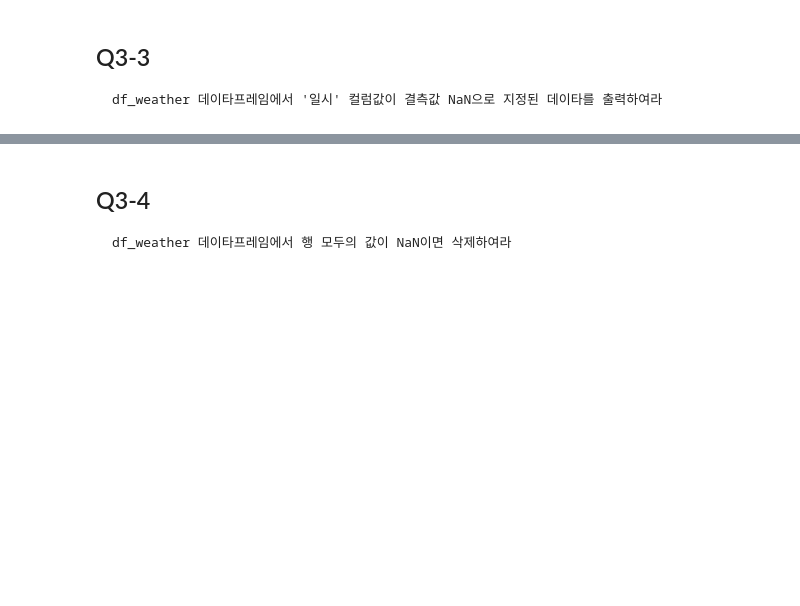
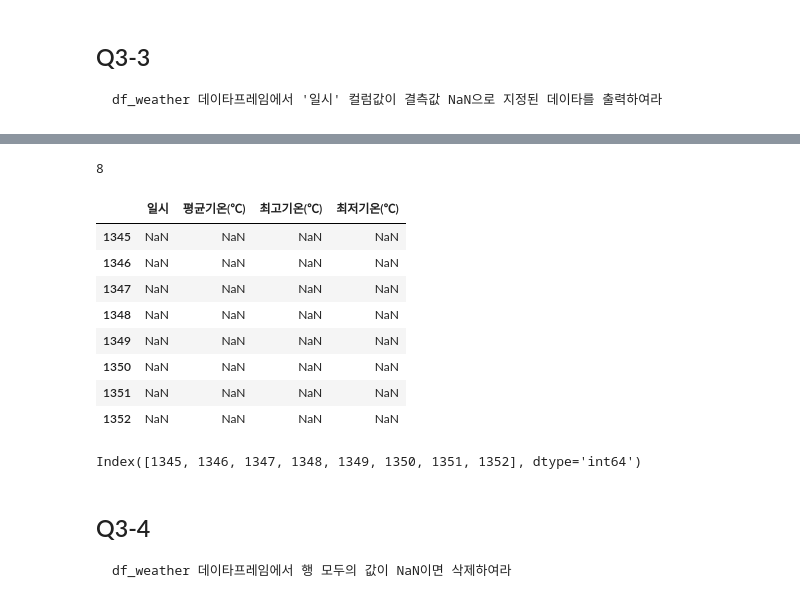
Before and after one commit to kesiss777/wassup3, a Jupyter notebook: 03_Data_Preprocessing/02_06_Pandas_Quiz1.ipynb, the cells around one changed output, grey strips where cells are left out. Drawn from its saved outputs; the diff is of its cells as text; code cells hidden in the pictures; blank space fills up the shorter version.

````diff
--- a/03_Data_Preprocessing/02_06_Pandas_Quiz1.ipynb
+++ b/03_Data_Preprocessing/02_06_Pandas_Quiz1.ipynb
@@ -347,3 +377,23 @@ Int64Index([1345, 1346, 1347, 1348, 1349, 1350, 1351, 1352], dtype='int64')
+# %%
+df_weather.isnull()['일시'].sum()
+# %% [output]
+8
+# %%
+df_weather[df_weather.isnull()['일시']]
+# %% [output]
+|  | 일시 | 평균기온(℃) | 최고기온(℃) | 최저기온(℃) |
+| 1345 | NaN | NaN | NaN | NaN |
+| 1346 | NaN | NaN | NaN | NaN |
+| 1347 | NaN | NaN | NaN | NaN |
+| 1348 | NaN | NaN | NaN | NaN |
+| 1349 | NaN | NaN | NaN | NaN |
+| 1350 | NaN | NaN | NaN | NaN |
+| 1351 | NaN | NaN | NaN | NaN |
+| 1352 | NaN | NaN | NaN | NaN |
+# %%
+df_weather[df_weather.isnull()['일시']].index
+# %% [output]
+Index([1345, 1346, 1347, 1348, 1349, 1350, 1351, 1352], dtype='int64')
 # %% [markdown]
 ## Q3-4
 ```
````
Also changed, not shown: parts of 22 cells of this notebook, 1 other file.
